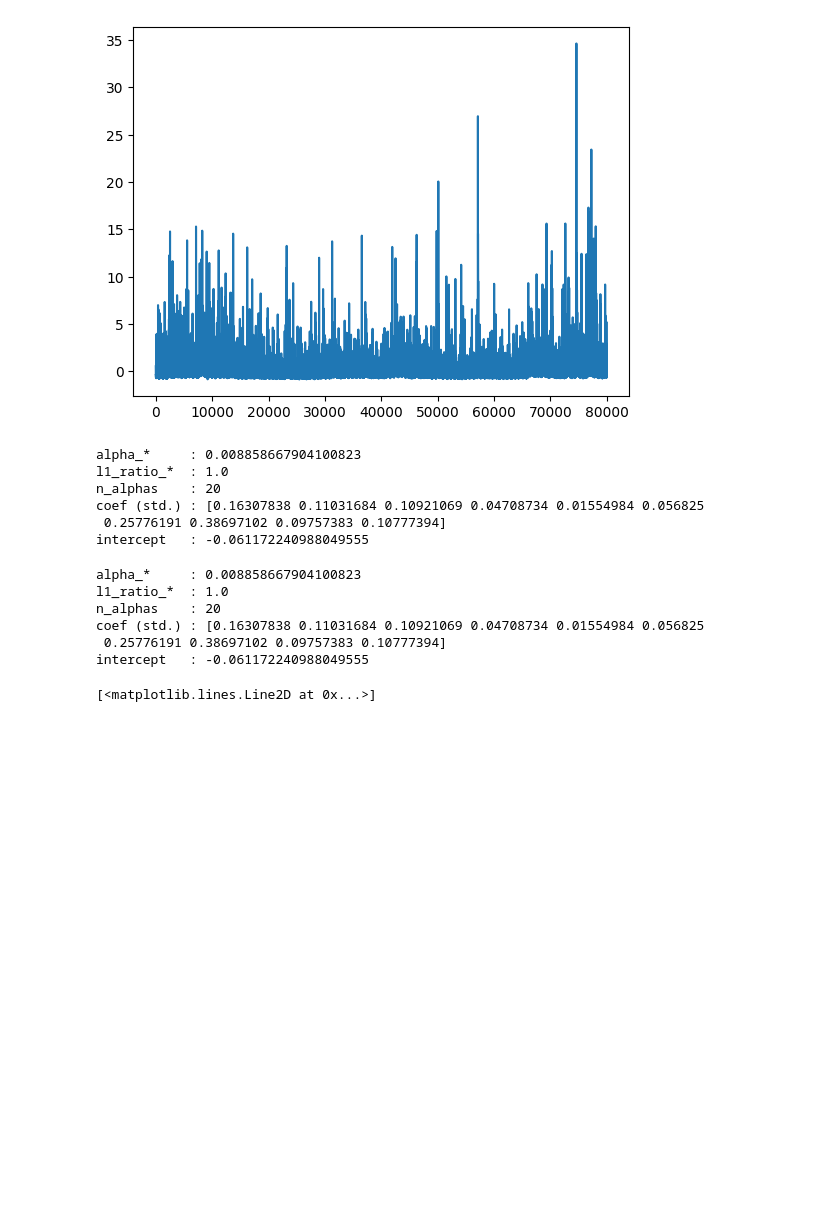
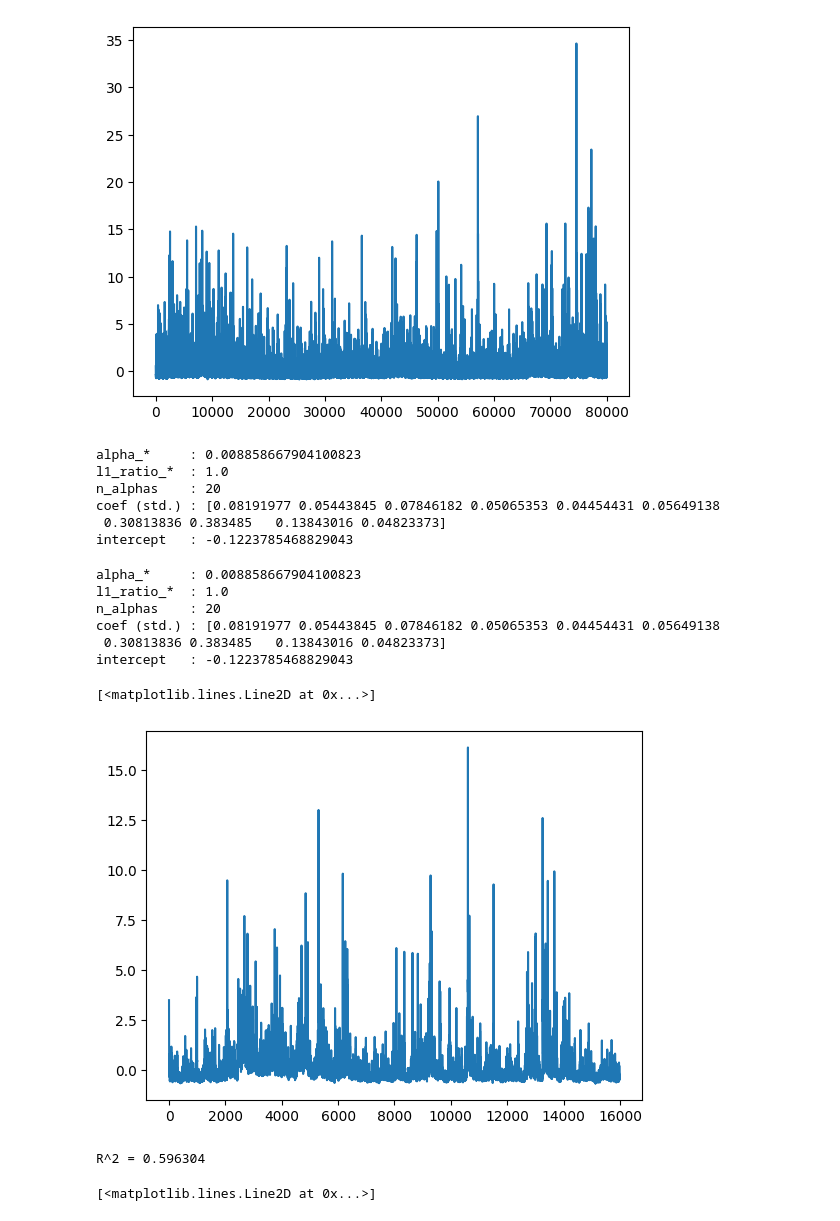
Before and after one commit to ut2310/quantchallenge-starter, a Jupyter notebook: research/clean_submission.ipynb, the cells around one changed output. Saved outputs shown, nothing was run; the diff lists cells and outputs as text; code cells hidden in the pictures; blank space fills up the shorter version.

```diff
--- a/research/clean_submission.ipynb
+++ b/research/clean_submission.ipynb
@@ -56,6 +56,8 @@ test_data.head()
 | 2 | 3 | 80007 | -0.381609 | -0.265023 | -0.629131 | -0.186288 | -0.146302 | -0.357875 | 0.114223 | -0.359341 | -0.190712 | ... |
 | 3 | 4 | 80008 | -0.371423 | -0.106279 | -1.142702 | -0.200429 | -0.176918 | -0.354048 | -0.230199 | -0.305226 | 0.185342 | ... |
 | 4 | 5 | 80009 | -0.309393 | -0.015144 | -1.099371 | -0.405841 | -0.239068 | -0.403306 | -0.983134 | -1.067315 | -0.105132 | ... |
+# %%
+cutoff = 64000
 # %%
 import numpy as np
 scaler = StandardScaler()
@@ -97,5 +108,5 @@ Elastic had r2 score mean 0.5880704401559631 and score std 0.11688635422717601
 # %%
-elastic.fit(train_data[features], train_data["Y2"])
+elastic.fit(train_data[features].iloc[:cutoff], train_data["Y2"].iloc[:cutoff])
 # %% [output]
 Pipeline(steps=[('scale', StandardScaler()),
                 ('elastic',
@@ -124,9 +135,9 @@ print("intercept   :", enet.intercept_)
 alpha_*     : 0.008858667904100823
 l1_ratio_*  : 1.0
 n_alphas    : 20
-coef (std.) : [0.16307838 0.11031684 0.10921069 0.04708734 0.01554984 0.056825
- 0.25776191 0.38697102 0.09757383 0.10777394]
-intercept   : -0.061172240988049555
+coef (std.) : [0.08191977 0.05443845 0.07846182 0.05065353 0.04454431 0.05649138
+ 0.30813836 0.383485   0.13843016 0.04823373]
+intercept   : -0.1223785468829043
 # %%
 enet = elastic.named_steps["elastic"]
 sc   = elastic.named_steps["scale"]
@@ -140,9 +151,24 @@ print("intercept   :", enet.intercept_)
 alpha_*     : 0.008858667904100823
 l1_ratio_*  : 1.0
 n_alphas    : 20
-coef (std.) : [0.16307838 0.11031684 0.10921069 0.04708734 0.01554984 0.056825
- 0.25776191 0.38697102 0.09757383 0.10777394]
-intercept   : -0.061172240988049555
+coef (std.) : [0.08191977 0.05443845 0.07846182 0.05065353 0.04454431 0.05649138
+ 0.30813836 0.383485   0.13843016 0.04823373]
+intercept   : -0.1223785468829043
+# %%
+y_preds = elastic.predict(train_data[features].iloc[cutoff:])
+plt.plot(y_preds)
+# %% [output]
+[<matplotlib.lines.Line2D at 0x...>]
+[figure, added]
+# %%
+from sklearn.metrics import r2_score
+
+y_true = train_data["Y2"].iloc[64000:].to_numpy()
+r2 = r2_score(y_true, y_preds)
+print(f"R^2 = {r2:.6f}")
+#.596353
+# %% [output]
+R^2 = 0.596304
 # %%
 y_preds = elastic.predict(test_data[features])
 plt.plot(y_preds)
```
Also changed, not shown: parts of 2 cells of this notebook.
